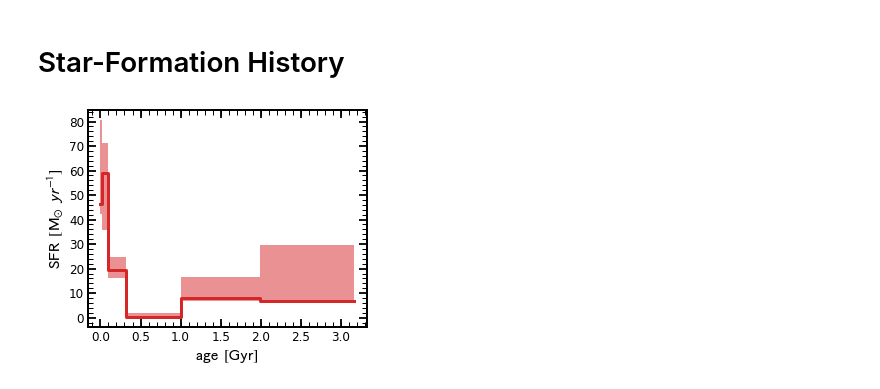
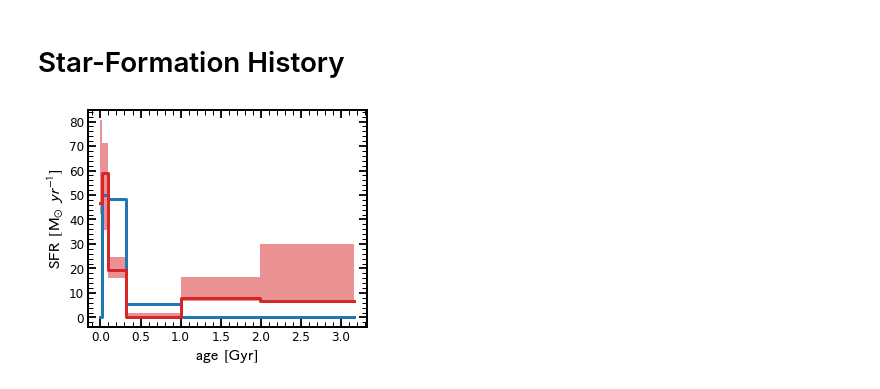
Before and after one commit to stacchella/spec_vs_phot, a Jupyter notebook: Result_Analysis.ipynb, the cells around one changed output. Cells and saved outputs as stored; diff of their text form; code cells hidden in the pictures.

Commit message:
added truth tables

```diff
--- a/Result_Analysis.ipynb
+++ b/Result_Analysis.ipynb
@@ -34,0 +38,9 @@ path_figure = '/Users/sandrotacchella/ASTRO/JWST/Proposal_GO_Cycle1/figures/'
+# %%
+# read in SFHs and other truths
+
+table_sfh = Table.read(path_spectra + 'example_sfh.txt', format='ascii')
+table_comp = Table.read(path_spectra + 'example_components.txt', format='ascii')
+
+components = table_comp['components']
+component = components[6]
+file_name = 'mock_svp_6_1522188512_mcmc.h5'
@@ -64,7 +87,7 @@ def zfrac_to_masses(total_mass=None, z_fraction=None, agebins=None, **extras):
 # %%
 # read in results
 
-res, obs, mod = pr.results_from(path_main + 'mock_svp_6_1522188512_mcmc.h5', dangerous=True)
+res, obs, mod = pr.results_from(path_main + file_name, dangerous=True)
 sps = pr.get_sps(res)
 mod._config_dict["mass"]["depends_on"] = zfrac_to_masses
 # %% [output]
@@ -326,24 +349,34 @@ def get_SFH(res, mod):
     return(10**mod.params['agebins'].flatten()/10**9, np.repeat(SFR_16, 2), np.repeat(SFR_50, 2), np.repeat(SFR_84, 2))
 # %%
 age_bins, SFR_16, SFR_50, SFR_84 = get_SFH(res, mod)
+# %%
+SFR_input = []
+
+for i_age in range(mod.params['agebins'].shape[0]):
+    idx = (table_sfh['time'] <= 3.0-10**(mod.params['agebins'][i_age][0]-9.0)) & (table_sfh['time'] >= 3.0-10**(mod.params['agebins'][i_age][1]-9.0))
+    M_formed = np.trapz(table_sfh['SFR_' + component][idx], 10**9*table_sfh['time'][idx])
+    SFR_input = np.append(SFR_input, M_formed/np.diff(10**mod.params['agebins'], axis=1)[i_age][0])
+# %%
+SFR_input = np.repeat(SFR_input, 2)
 # %%
 f, axes = plt.subplots(1, 1, figsize=(5.0, 4.0))
 
+axes.plot(age_bins, SFR_input, lw=3, color='C0', alpha=1.0, zorder=5)
 axes.plot(age_bins, SFR_50, lw=3, color='C3', alpha=1.0, zorder=5)
 axes.fill_between(age_bins, SFR_16, SFR_84, lw=0, color='C3', alpha=0.5, zorder=2)
 
 
 
 # plot typical uncertainty of fit
 #axes.errorbar(-12.0, 18.0, xerr=[[np.median(err_h_up)], [np.median(err_h_down)]], fmt='o', color='C3', alpha=0.5)
 #axes.errorbar(-12.0, 15.0, xerr=[[np.median(err_l_up)], [np.median(err_l_down)]], fmt='o', color='C0', alpha=0.5)
 
 #axes.set_xlim([-31, 30])
 #axes.set_ylim([0.0, 250.0])
 axes.set_xlabel(r'$\mathrm{age}\/\/\/[\mathrm{Gyr}]$', fontsize=16)
 axes.set_ylabel(r'$\mathrm{SFR}\/\/\/[\mathrm{M_{\odot}}\/\/\/yr^{-1}]$', fontsize=16)
 plt.legend(frameon=False, fontsize=12)
 #plt.savefig(path_figure + 'investigate_resolution_EW_dist.pdf', format='pdf', bbox_inches='tight')
 plt.show()
 # %% [output]
-[figure, old version]
+[figure, new version]
```
Also changed, not shown: parts of 3 cells of this notebook, 4 other files.
